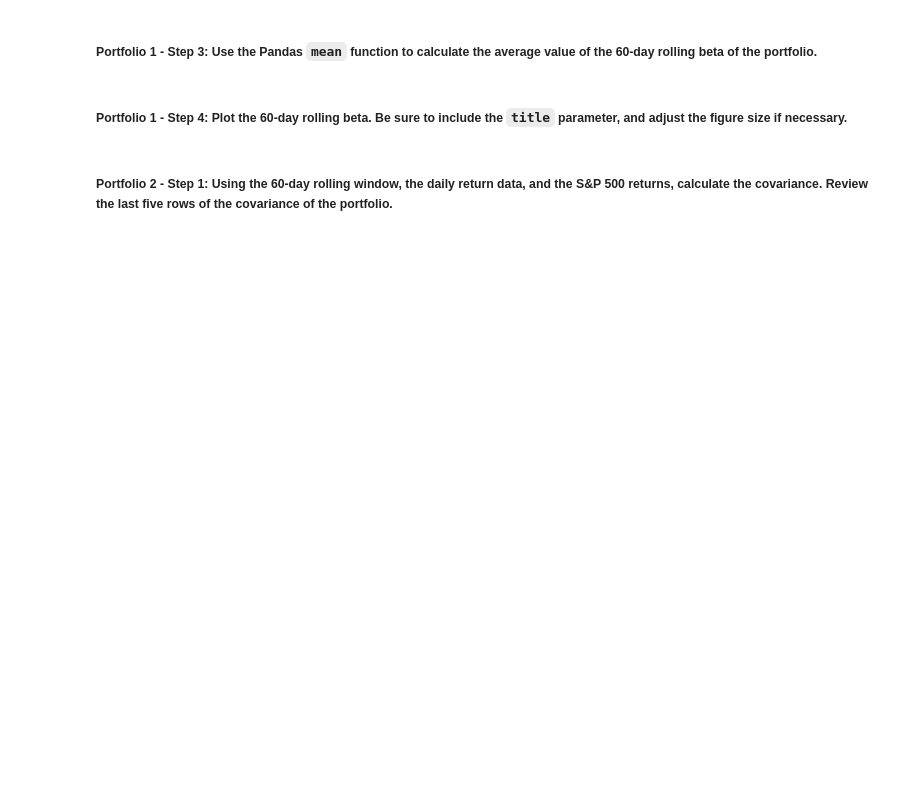
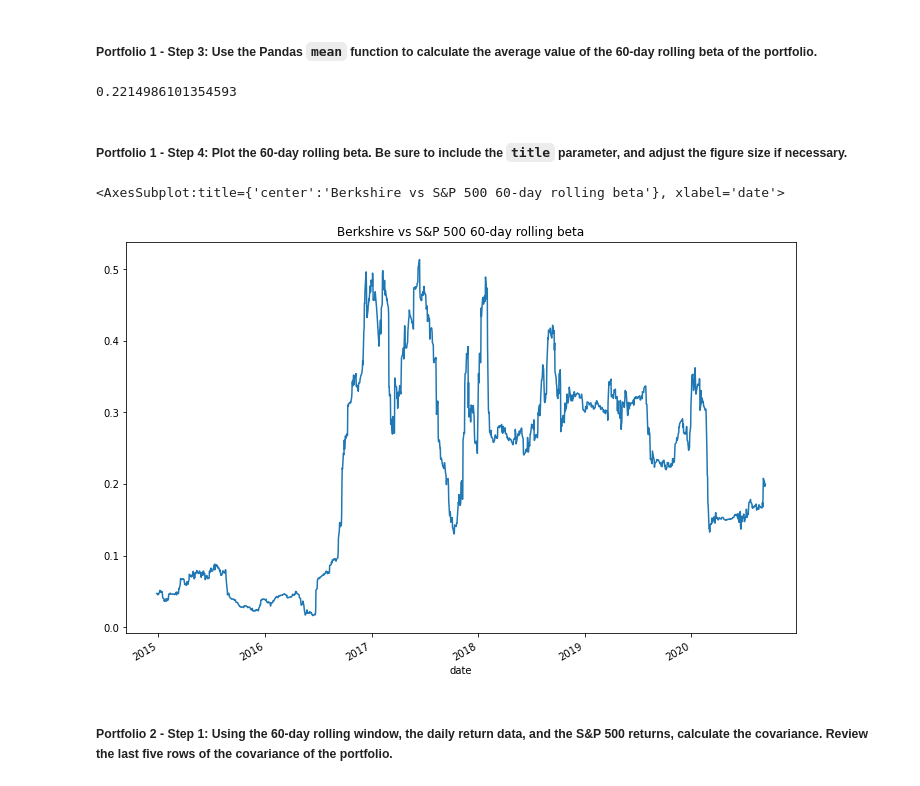
Before and after one commit to mingluuu/FinTechBootcamp_Assignments_4, a Jupyter notebook: risk_return_analysis.ipynb, the cells around one changed output. Cells and saved outputs as stored; diff of their text form; code cells hidden in the pictures; blank space fills up the shorter version.

```diff
--- a/risk_return_analysis.ipynb
+++ b/risk_return_analysis.ipynb
@@ -336,4 +353,5 @@ Your analysis is nearing completion. Now, you need to evaluate how the portfolio
 #### Use the Pandas `var` function to calculate the variance of the S&P 500 by using a 60-day rolling window. Visualize the last five rows of the variance of the S&P 500.
 # %%
 # Calculate the variance of the S&P 500 using a rolling 60-day window.
-# YOUR CODE HERE
+SP500_var = daily_return["S&P 500"].rolling(60).var()
+SP500_var.tail()
@@ -352,4 +378,6 @@ Your analysis is nearing completion. Now, you need to evaluate how the portfolio
 # %%
 # Calculate the covariance using a 60-day rolling window
 # Review the last five rows of the covariance data
-# YOUR CODE HERE
+
+BERKS_SP500_cov = daily_return['BERKSHIRE HATHAWAY INC'].rolling(60).cov(daily_return['S&P 500'])
+BERKS_SP500_cov.tail()
@@ -358,4 +394,5 @@ Your analysis is nearing completion. Now, you need to evaluate how the portfolio
 # %%
 # Calculate the beta based on the 60-day rolling covariance compared to the market (S&P 500)
 # Review the last five rows of the beta information
-# YOUR CODE HERE
+BERKS_beta = BERKS_SP500_cov / SP500_var
+BERKS_beta.tail()
@@ -363,13 +408,18 @@ Your analysis is nearing completion. Now, you need to evaluate how the portfolio
 ##### Portfolio 1 - Step 3: Use the Pandas `mean` function to calculate the average value of the 60-day rolling beta of the portfolio.
 # %%
 # Calculate the average of the 60-day rolling beta
-# YOUR CODE HERE
+BERKS_beta.mean()
+# %% [output]
+0.2214986101354593
 # %% [markdown]
 ##### Portfolio 1 - Step 4: Plot the 60-day rolling beta. Be sure to include the `title` parameter, and adjust the figure size if necessary.
 # %%
 # Plot the rolling beta
 # Include a title parameter and adjust the figure size
-# YOUR CODE HERE
+BERKS_beta.plot(title="Berkshire vs S&P 500 60-day rolling beta", figsize=(12, 8))
+# %% [output]
+<AxesSubplot:title={'center':'Berkshire vs S&P 500 60-day rolling beta'}, xlabel='date'>
+[figure, added]
 # %% [markdown]
 ##### Portfolio 2 - Step 1: Using the 60-day rolling window, the daily return data, and the S&P 500 returns, calculate the covariance. Review the last five rows of the covariance of the portfolio.
 # %%
```
Also changed, not shown: parts of 14 cells of this notebook.
